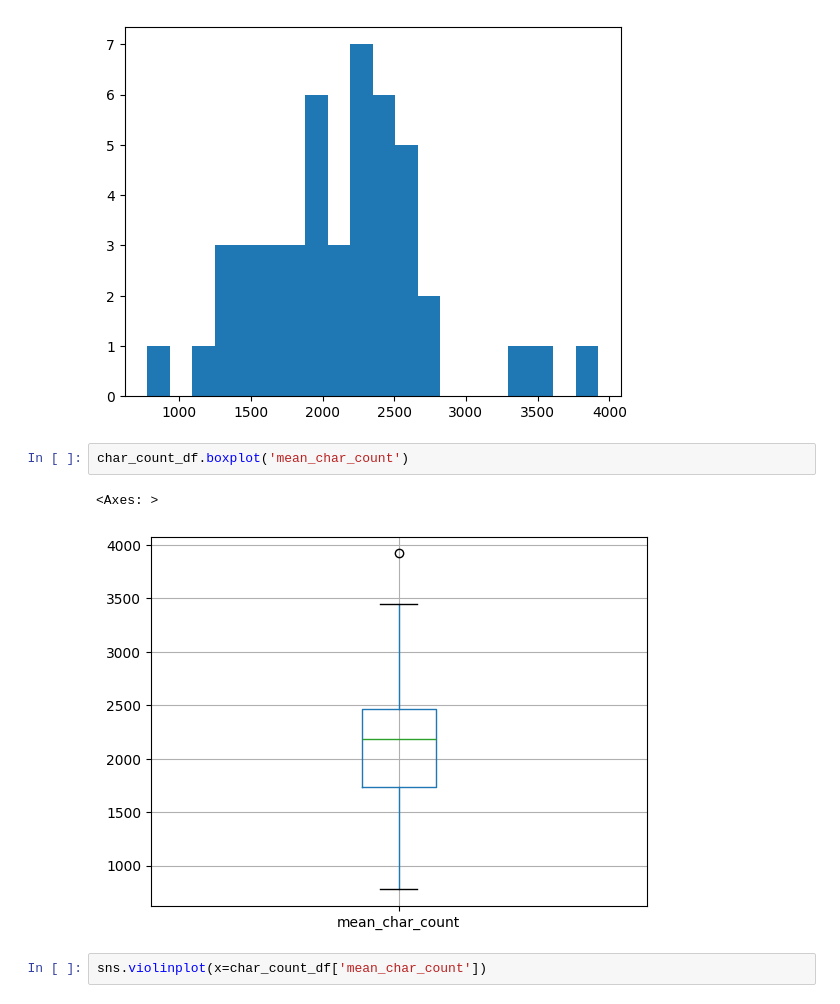
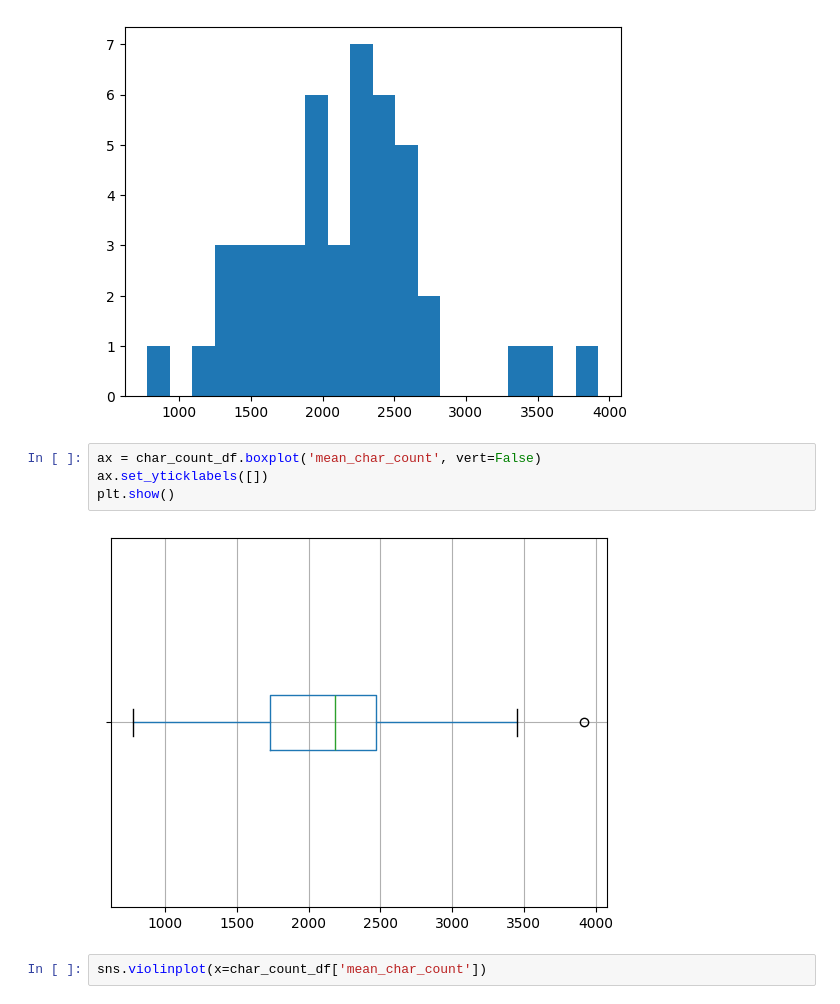
Before and after one commit to jl8771/TextbookGPTApplication, a Jupyter notebook: generate_plots.ipynb, the cells around one changed output. Cells and saved outputs as stored; diff of their text form.

```diff
--- a/generate_plots.ipynb
+++ b/generate_plots.ipynb
@@ -45,11 +46,12 @@ char_count_df['mean_char_count'].hist(bins=20, grid=False)
 # %% [output]
 <Axes: >
 [figure]
-# %%
-char_count_df.boxplot('mean_char_count')
-# %% [output]
-<Axes: >
-[figure, removed]
+# %%
+ax = char_count_df.boxplot('mean_char_count', vert=False)
+ax.set_yticklabels([])
+plt.show()
+# %% [output]
+[figure, added]
 # %%
 sns.violinplot(x=char_count_df['mean_char_count'])
 # %% [output]
```
Also changed, not shown: parts of 5 cells of this notebook.
